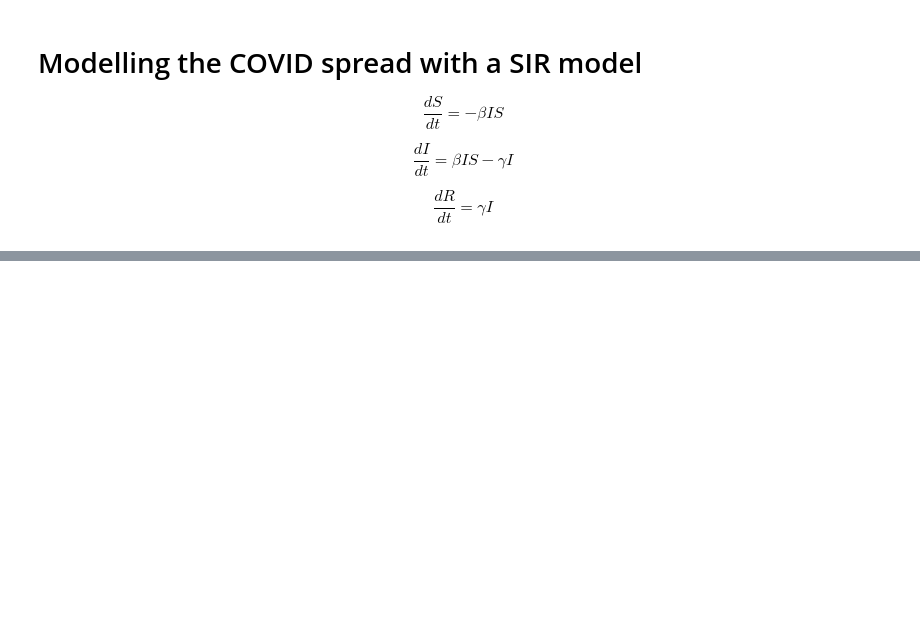
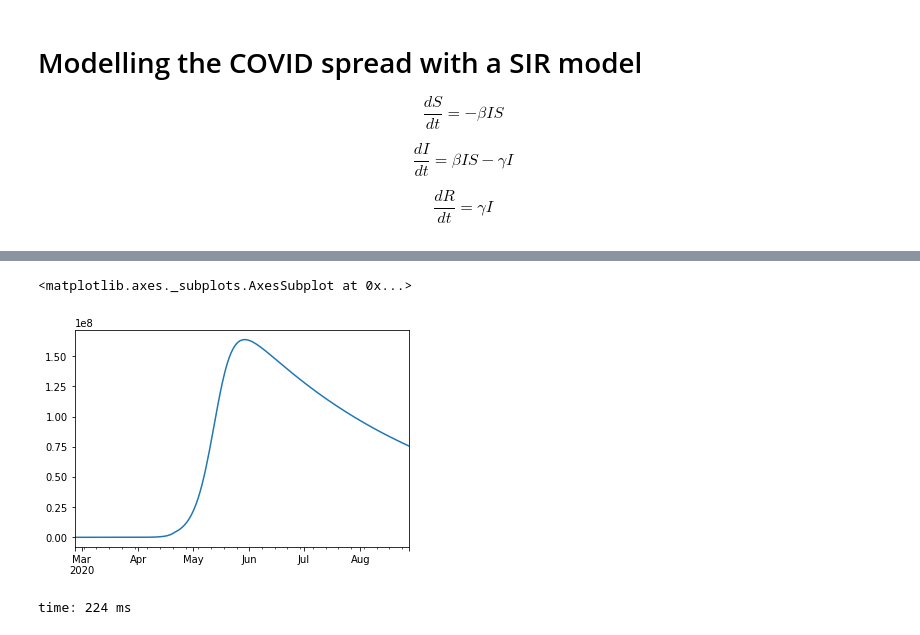
Before and after one commit to comunidadexp/sirfh-covid, a Jupyter notebook: Covid Spread Model.ipynb, the cells around one changed output, grey strips where cells are left out. Saved outputs shown, nothing was run; the diff lists cells and outputs as text; code cells hidden in the pictures; blank space fills up the shorter version.

```diff
--- a/Covid Spread Model.ipynb
+++ b/Covid Spread Model.ipynb
@@ -168,0 +108,6 @@ Next steps:
+# %%
+l["I"].plot()
+# %% [output]
+<matplotlib.axes._subplots.AxesSubplot at 0x...>
+[figure, added]
+time: 224 ms
```
Also changed, not shown: parts of 42 cells of this notebook, 8 other files.
